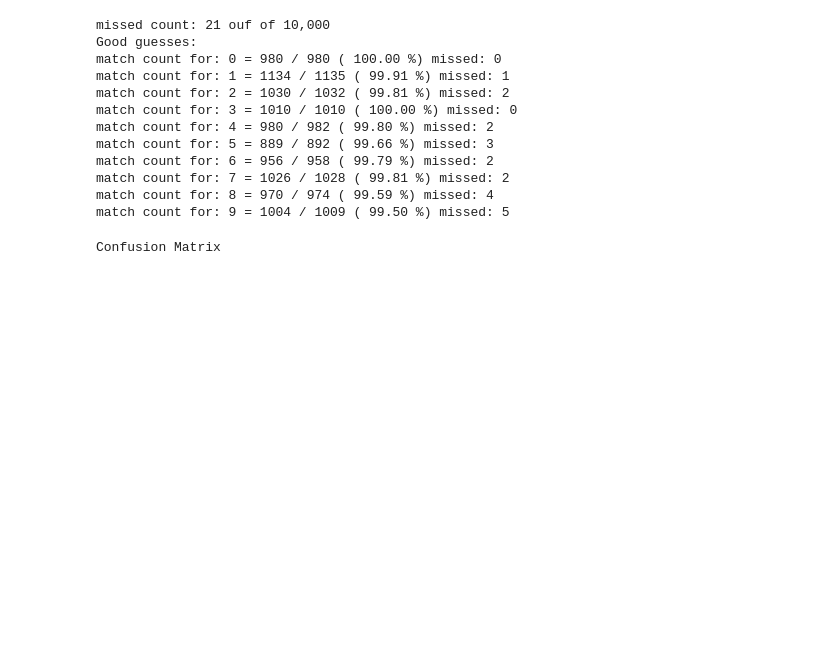
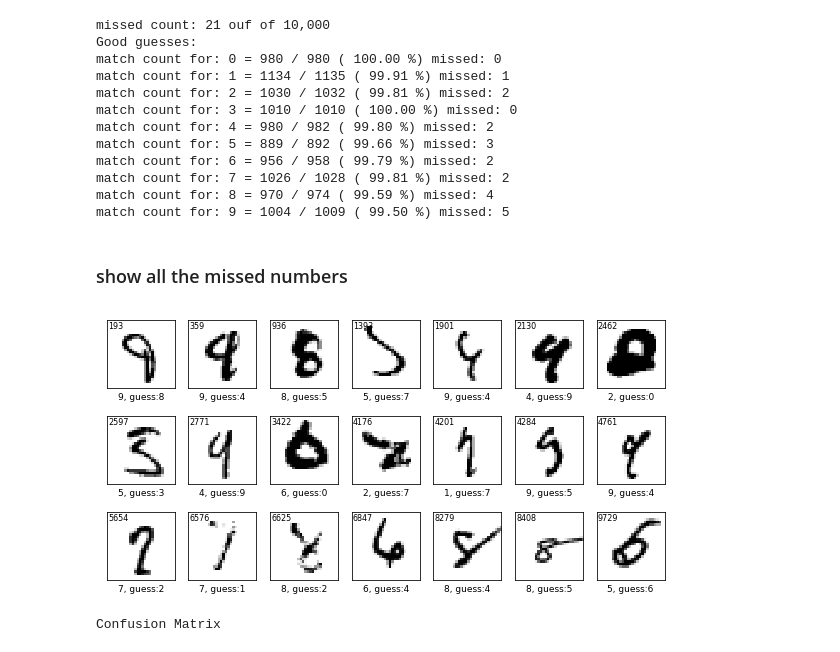
Before and after one commit to sspak9/ml, a Jupyter notebook: read_model.ipynb, the cells around one changed output. Cells and saved outputs as stored; diff of their text form; code cells hidden in the pictures; blank space fills up the shorter version.

```diff
--- a/read_model.ipynb
+++ b/read_model.ipynb
@@ -144,6 +153,8 @@ my_matrix = np.zeros( (10,10), dtype='int')
 count_matrix = np.zeros( (10,), dtype='int')
 good_matrix = np.zeros( (10,), dtype='int')
 miss_count = 0;
+
+missed_list = []
 
 # iterate through 10,000 test data
 for i in range(10000):
@@ -161,6 +172,8 @@ for i in range(10000):
         # increment [expected][guess] matrix
         my_matrix[y_test[i]][guess] += 1
         miss_count +=1
+        info = [i,y_test[i],guess]
+        missed_list.append(info)
 
 # show good matrix
 print('missed count:', miss_count , 'ouf of 10,000')
@@ -181,6 +194,37 @@ match count for: 6 = 956 / 958 ( 99.79 %) missed: 2
 match count for: 7 = 1026 / 1028 ( 99.81 %) missed: 2
 match count for: 8 = 970 / 974 ( 99.59 %) missed: 4
 match count for: 9 = 1004 / 1009 ( 99.50 %) missed: 5
+# %% [markdown]
+### show all the missed numbers
+# %%
+max_ct = len(missed_list)
+rows = (max_ct / 7)
+if (max_ct % 7) > 0 :
+    rows +=1
+
+if rows > 5 :
+    rows = 5
+    max_ct = 35
+    print('showing 35 out of', len(missed_list), 'mismatches')
+
+#increase the figsize for better view
+
+fig = plt.figure(figsize=(10,5))
+for i in range(max_ct):
+    plt.subplot(rows,7,i+1)
+    plt.xticks([])
+    plt.yticks([])
+    plt.grid(False)
+    info = missed_list[i]
+    index = info[0]
+    plt.imshow(x_test[index] , cmap='gray_r')
+    plt.xlabel(str(info[1])+", guess:" + str(info[2]), fontsize='9')
+    plt.text(0,3,str(index),fontsize='8')
+
+plt.show()
+plt.close()
+# %% [output]
+[figure, added]
 # %%
 print('\nConfusion Matrix')
 
```
Also changed, not shown: parts of 8 cells of this notebook.
